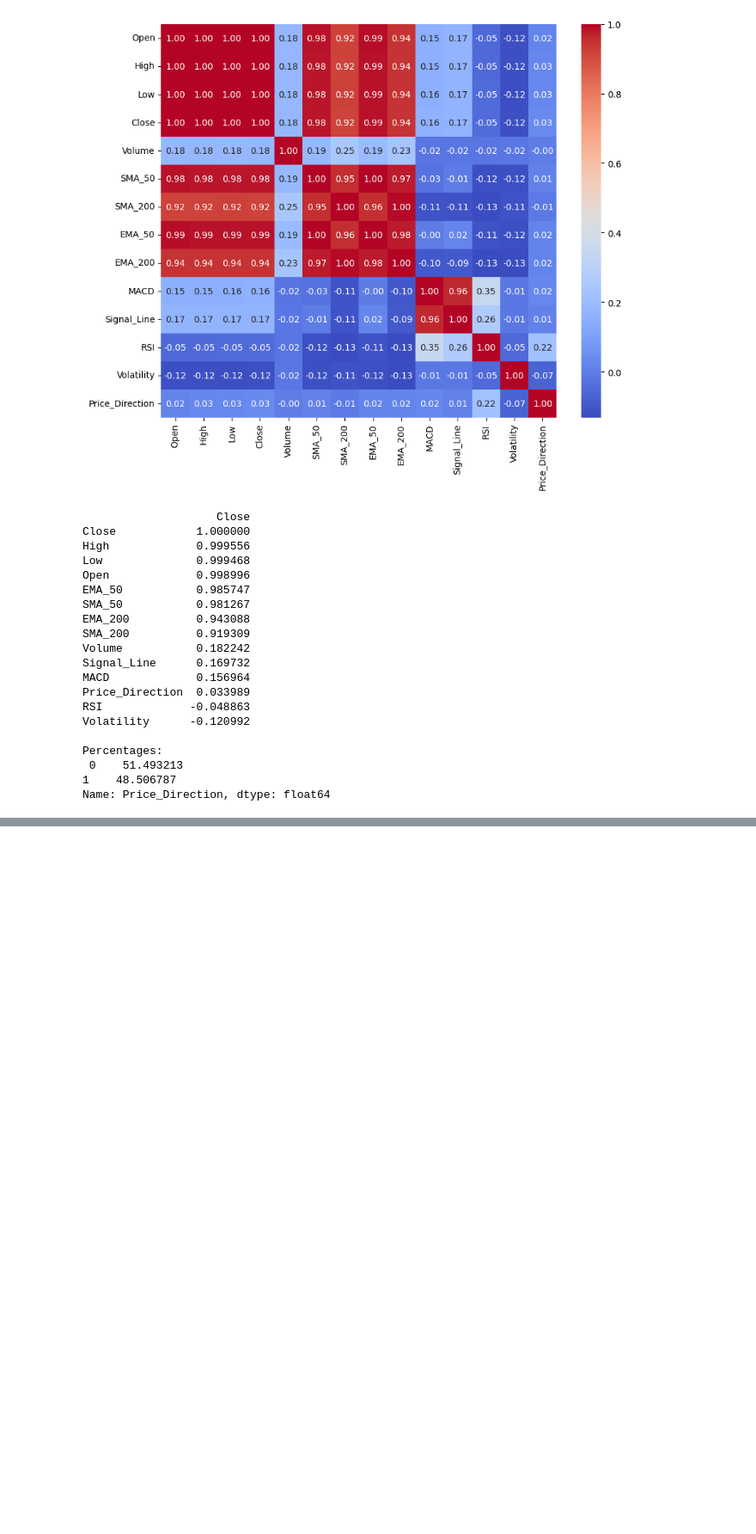
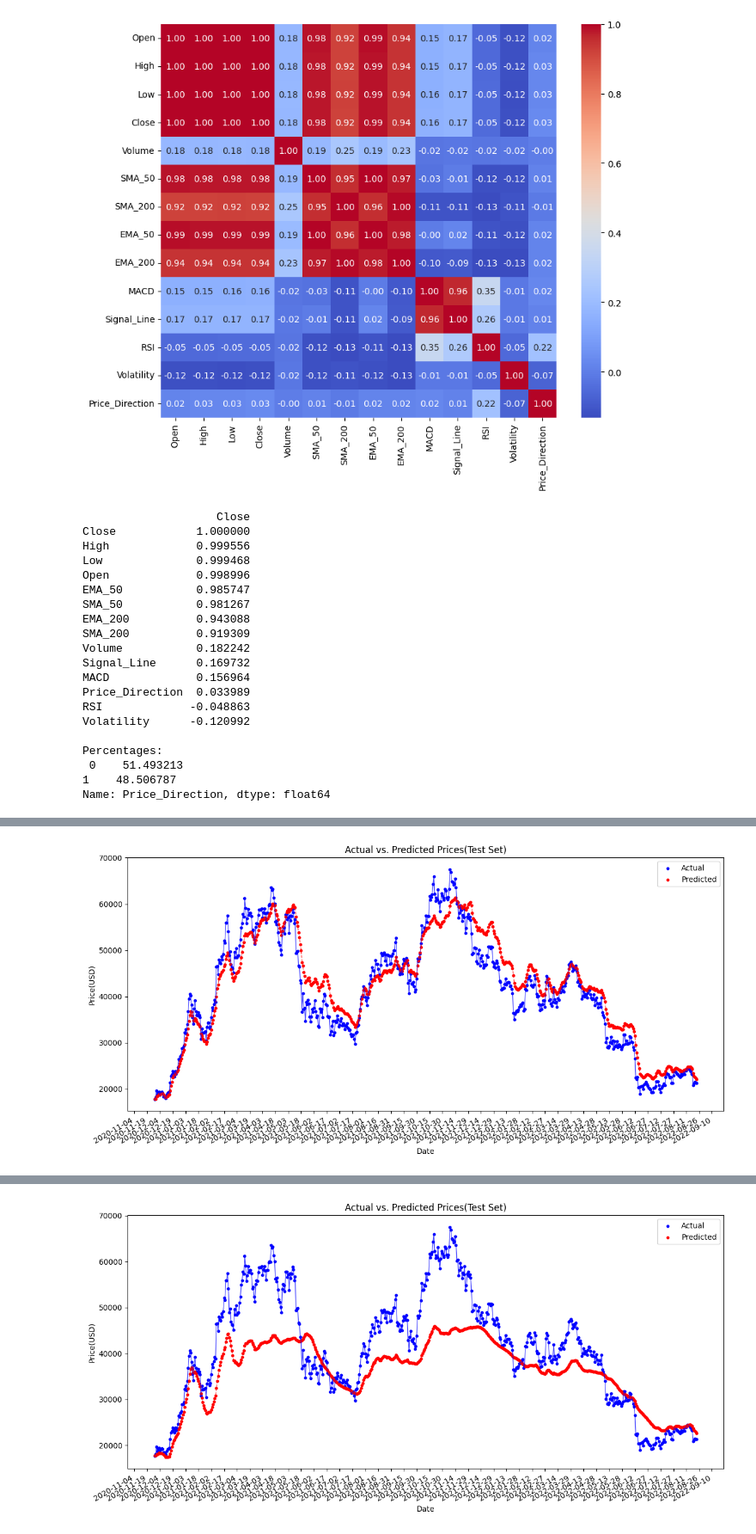
Before and after one commit to ASherjil/Cryptocurrency-Price-Prediction, a Jupyter notebook: CW2_B820928.ipynb, the cells around one changed output, grey strips where cells are left out. Shown at 86% size. Drawn from its saved outputs; the diff is of its cells as text; code cells hidden in the pictures; blank space fills up the shorter version.

Commit message:
Model hyperparameter tuning and basic models

```diff
--- a/CW2_B820928.ipynb
+++ b/CW2_B820928.ipynb
@@ -563,10 +549,10 @@ def train_and_evaluate_models(df, train_percent=0.80, val_percent=0.10, predicti
     print("Training and evaluation complete. Metrics saved to price_direction_models_report.txt.")
 # %%
 # We know our data has NaN values, so we need to clean it before training the models
-feature_importance_verifier('Close')
+#feature_importance_verifier('Close')
 initial_row_count = len(df_bitcoin_2)
 df_bitcoin_2_clean = df_bitcoin_2.dropna()
 rows_removed = initial_row_count - len(df_bitcoin_2_clean)
 print(f"Number of rows removed: {rows_removed}")
-train_and_evaluate_models(df_bitcoin_2_clean)
+#train_and_evaluate_models(df_bitcoin_2_clean)
 # %% [output]
@@ -585,0 +771,8 @@ Training and evaluation complete. Metrics saved to price_direction_models_report
+# %%
+features = ['EMA_50', 'EMA_200', 'SMA_200', 'SMA_50', 'MACD', 'Signal_Line']
+target = 'Close'
+
+train_split      = 0.70
+validation_split = 0.15
+
+#find_and_save_hyperparameter(df_bitcoin_2_clean.copy(), features, target, train_split, validation_split)
@@ -585,0 +861,11 @@ Training and evaluation complete. Metrics saved to price_direction_models_report
+# %%
+complete_workflow_and_plot(
+    df=df_bitcoin_2_clean.copy(),
+    features=features,
+    target=target,
+    train_percent=train_split,
+    val_percent=validation_split,
+    epochs=50,
+    batch_size=32
+)
+# %% [output]
@@ -585,0 +892 @@ Training and evaluation complete. Metrics saved to price_direction_models_report
+[figure, added]
@@ -585,0 +894 @@ Training and evaluation complete. Metrics saved to price_direction_models_report
+[figure, added]
```
Also changed, not shown: parts of 8 cells of this notebook, 3 other files.
